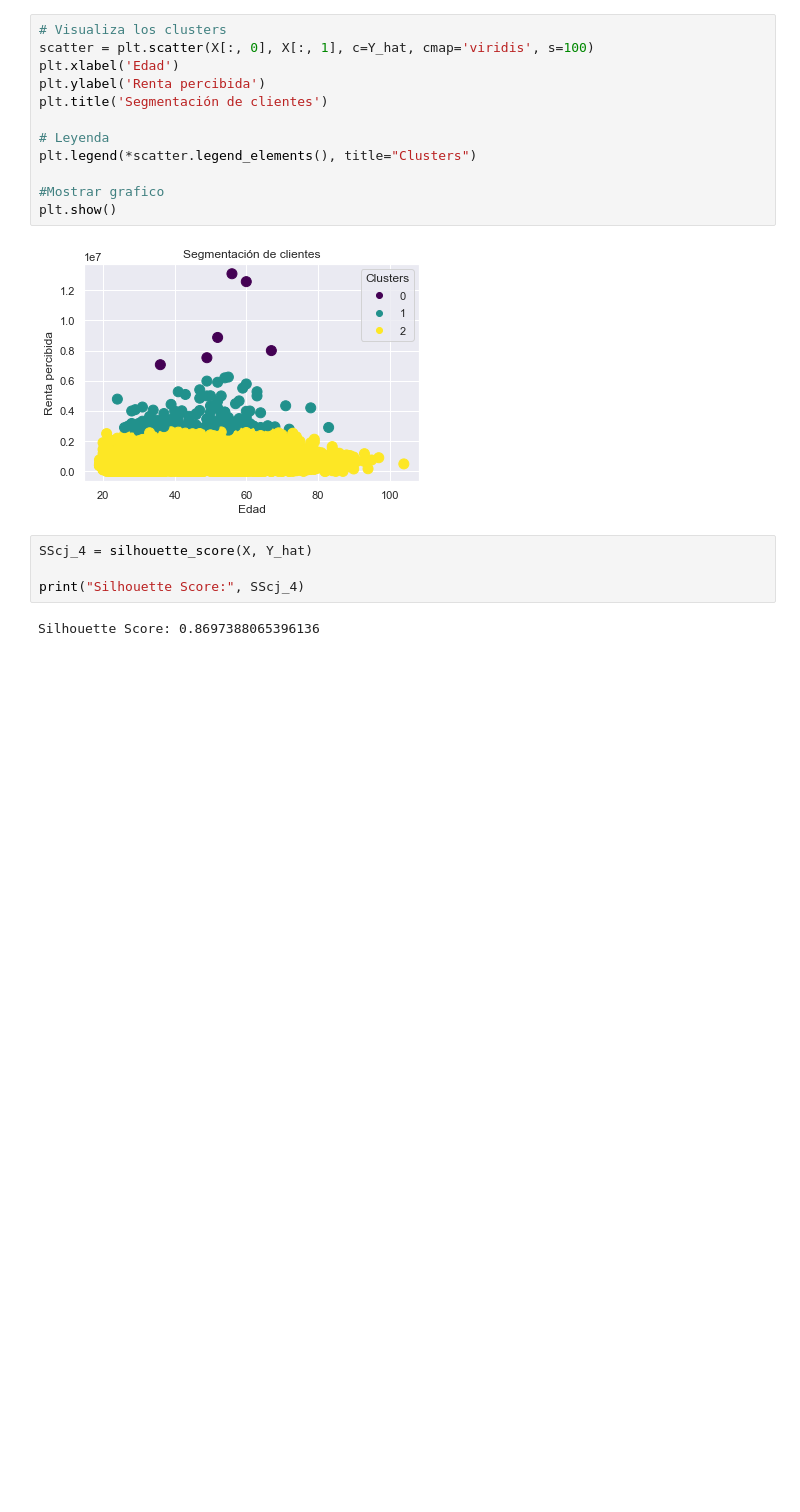
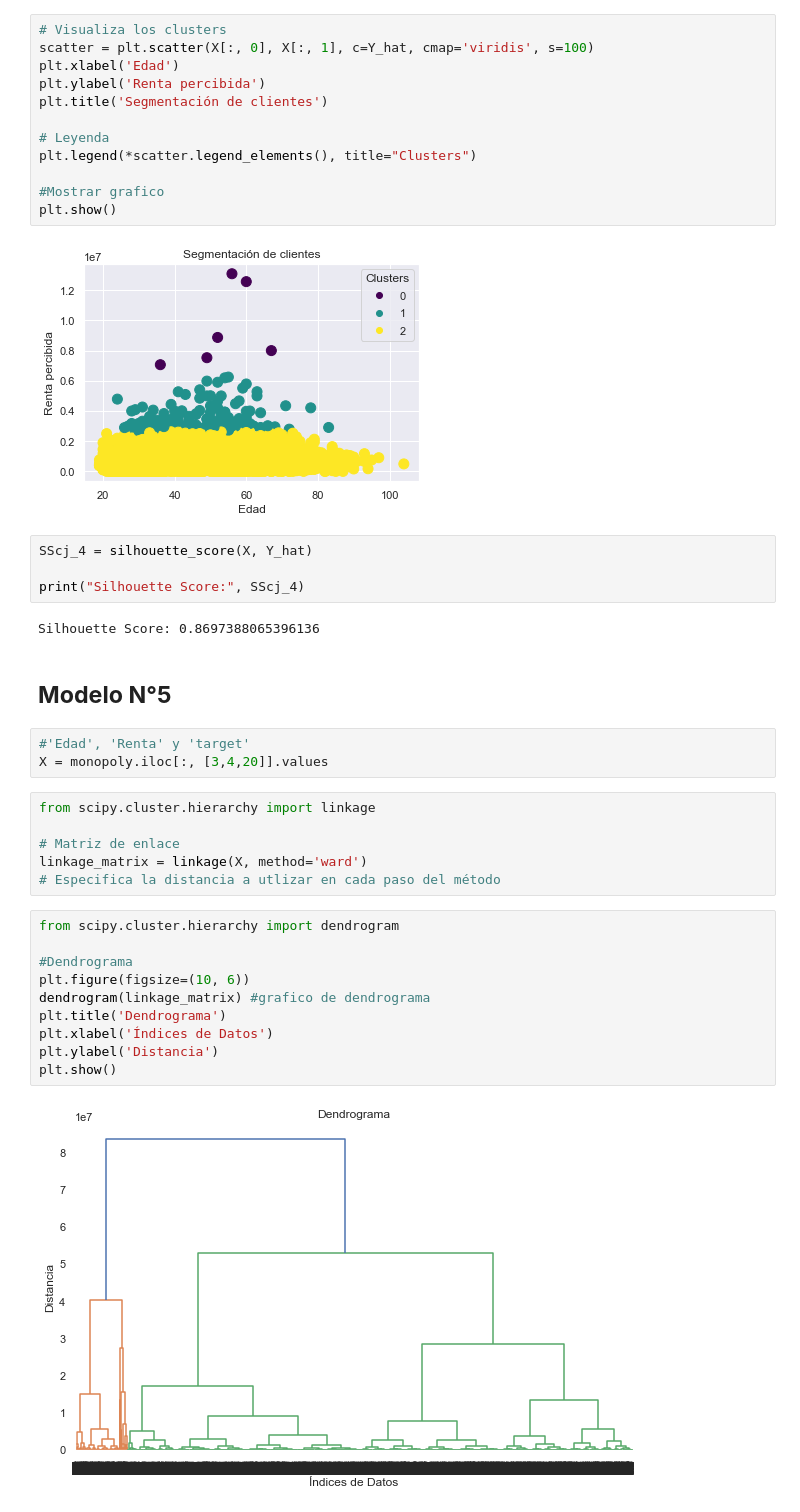
Before and after one commit to dar-rojas/MachineLearning-003D, a Jupyter notebook: unsupervised/clust.jerarquico.ipynb, the cells around one changed output. Saved outputs shown, nothing was run; the diff lists cells and outputs as text; blank space fills up the shorter version.

```diff
--- a/unsupervised/modelling.ipynb
+++ b/unsupervised/clust.jerarquico.ipynb
@@ -168,3 +168,26 @@ SScj_4 = silhouette_score(X, Y_hat)
 print("Silhouette Score:", SScj_4)
 # %% [output]
 Silhouette Score: 0.8697388065396136
+# %% [markdown]
+## **Modelo N°5**
+# %%
+#'Edad', 'Renta' y 'target'
+X = monopoly.iloc[:, [3,4,20]].values
+# %%
+from scipy.cluster.hierarchy import linkage
+
+# Matriz de enlace
+linkage_matrix = linkage(X, method='ward')
+# Especifica la distancia a utlizar en cada paso del método
+# %%
+from scipy.cluster.hierarchy import dendrogram
+
+#Dendrograma
+plt.figure(figsize=(10, 6))
+dendrogram(linkage_matrix) #grafico de dendrograma
+plt.title('Dendrograma')
+plt.xlabel('Índices de Datos')
+plt.ylabel('Distancia')
+plt.show()
+# %% [output]
+[figure, added]
```
Also changed, not shown: parts of 8 cells of this notebook, 1 other file.
